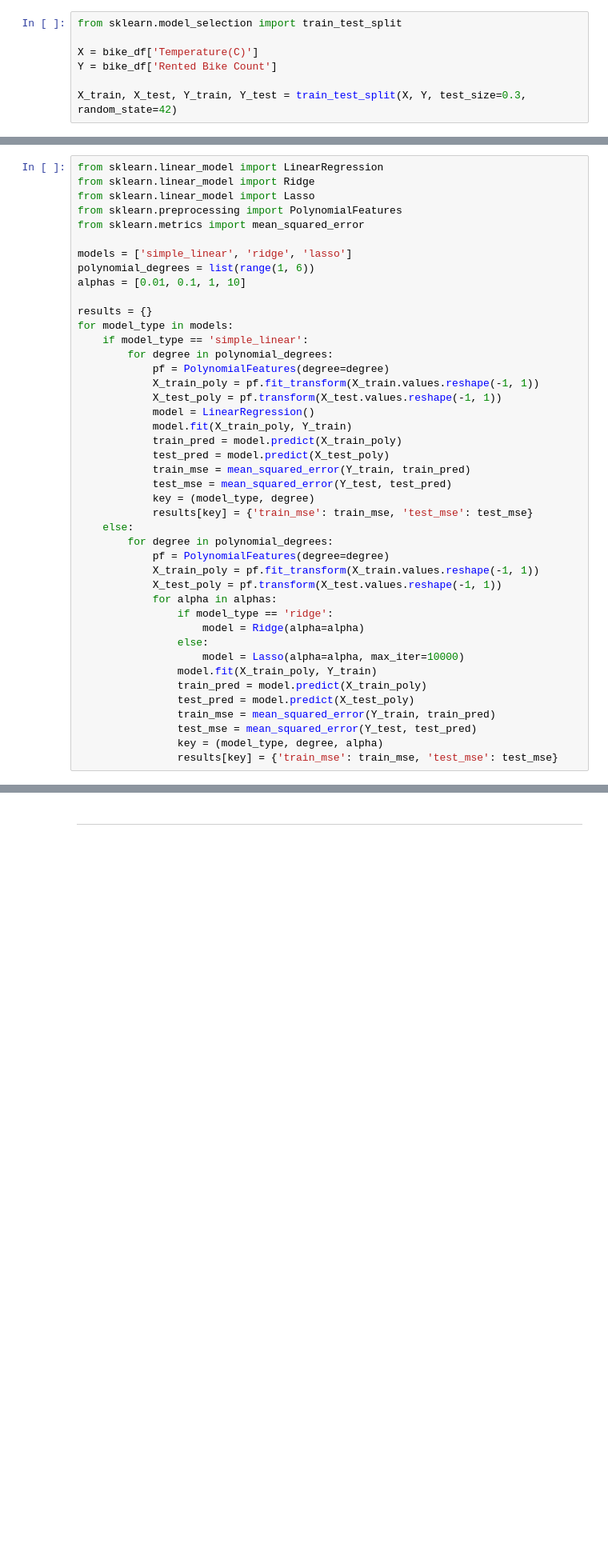
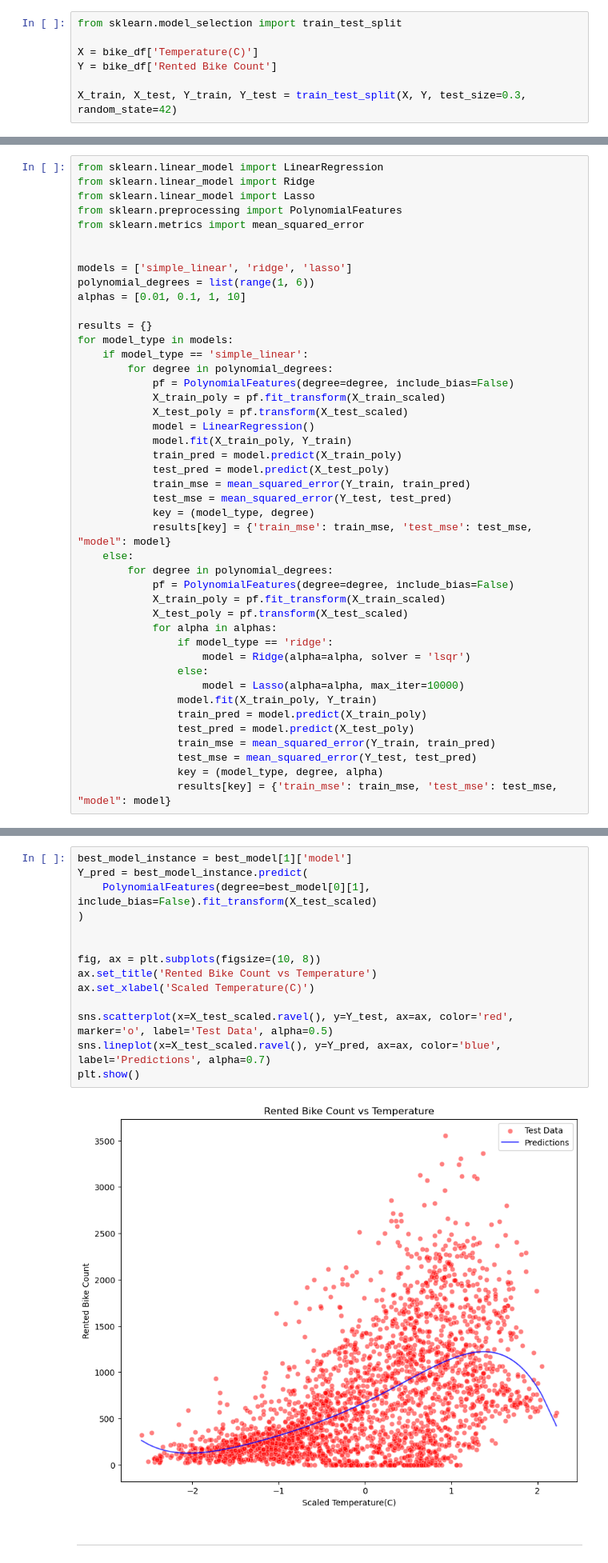
Before and after one commit to timoerc/AA_2025, a Jupyter notebook: Workshop_06/W6_coding_challenge_pre.ipynb, the cells around one changed output, grey strips where cells are left out. Shown at 80% size. Saved outputs shown, nothing was run; the diff lists cells and outputs as text; blank space fills up the shorter version.

```diff
--- a/Workshop_06/W6_coding_challenge_pre.ipynb
+++ b/Workshop_06/W6_coding_challenge_pre.ipynb
@@ -77,6 +89,7 @@ from sklearn.linear_model import Ridge
 from sklearn.linear_model import Lasso
 from sklearn.preprocessing import PolynomialFeatures
 from sklearn.metrics import mean_squared_error
+
 
 models = ['simple_linear', 'ridge', 'lasso']
 polynomial_degrees = list(range(1, 6))
@@ -86,9 +99,9 @@ results = {}
 for model_type in models:
     if model_type == 'simple_linear':
         for degree in polynomial_degrees:
-            pf = PolynomialFeatures(degree=degree)
-            X_train_poly = pf.fit_transform(X_train.values.reshape(-1, 1))
-            X_test_poly = pf.transform(X_test.values.reshape(-1, 1))
+            pf = PolynomialFeatures(degree=degree, include_bias=False)
+            X_train_poly = pf.fit_transform(X_train_scaled)
+            X_test_poly = pf.transform(X_test_scaled)
             model = LinearRegression()
             model.fit(X_train_poly, Y_train)
             train_pred = model.predict(X_train_poly)
@@ -96,15 +109,15 @@ for model_type in models:
             train_mse = mean_squared_error(Y_train, train_pred)
             test_mse = mean_squared_error(Y_test, test_pred)
             key = (model_type, degree)
-            results[key] = {'train_mse': train_mse, 'test_mse': test_mse}
+            results[key] = {'train_mse': train_mse, 'test_mse': test_mse, "model": model}
     else:
         for degree in polynomial_degrees:
-            pf = PolynomialFeatures(degree=degree)
-            X_train_poly = pf.fit_transform(X_train.values.reshape(-1, 1))
-            X_test_poly = pf.transform(X_test.values.reshape(-1, 1))
+            pf = PolynomialFeatures(degree=degree, include_bias=False)
+            X_train_poly = pf.fit_transform(X_train_scaled)
+            X_test_poly = pf.transform(X_test_scaled)
             for alpha in alphas:
                 if model_type == 'ridge':
-                    model = Ridge(alpha=alpha)
+                    model = Ridge(alpha=alpha, solver = 'lsqr')
                 else:
                     model = Lasso(alpha=alpha, max_iter=10000)
                 model.fit(X_train_poly, Y_train)
@@ -113,4 +126,4 @@ for model_type in models:
                 train_mse = mean_squared_error(Y_train, train_pred)
                 test_mse = mean_squared_error(Y_test, test_pred)
                 key = (model_type, degree, alpha)
-                results[key] = {'train_mse': train_mse, 'test_mse': test_mse}
+                results[key] = {'train_mse': train_mse, 'test_mse': test_mse, "model": model}
@@ -117,2 +140,18 @@ for model_type in models:
+# %%
+best_model_instance = best_model[1]['model']
+Y_pred = best_model_instance.predict(
+    PolynomialFeatures(degree=best_model[0][1], include_bias=False).fit_transform(X_test_scaled)
+)
+
+
+fig, ax = plt.subplots(figsize=(10, 8))
+ax.set_title('Rented Bike Count vs Temperature')
+ax.set_xlabel('Scaled Temperature(C)')
+
+sns.scatterplot(x=X_test_scaled.ravel(), y=Y_test, ax=ax, color='red', marker='o', label='Test Data', alpha=0.5)
+sns.lineplot(x=X_test_scaled.ravel(), y=Y_pred, ax=ax, color='blue', label='Predictions', alpha=0.7)
+plt.show()
+# %% [output]
+[figure, added]
 # %% [markdown]
 ---
```
Also changed, not shown: parts of 3 cells of this notebook, 1 other file.
